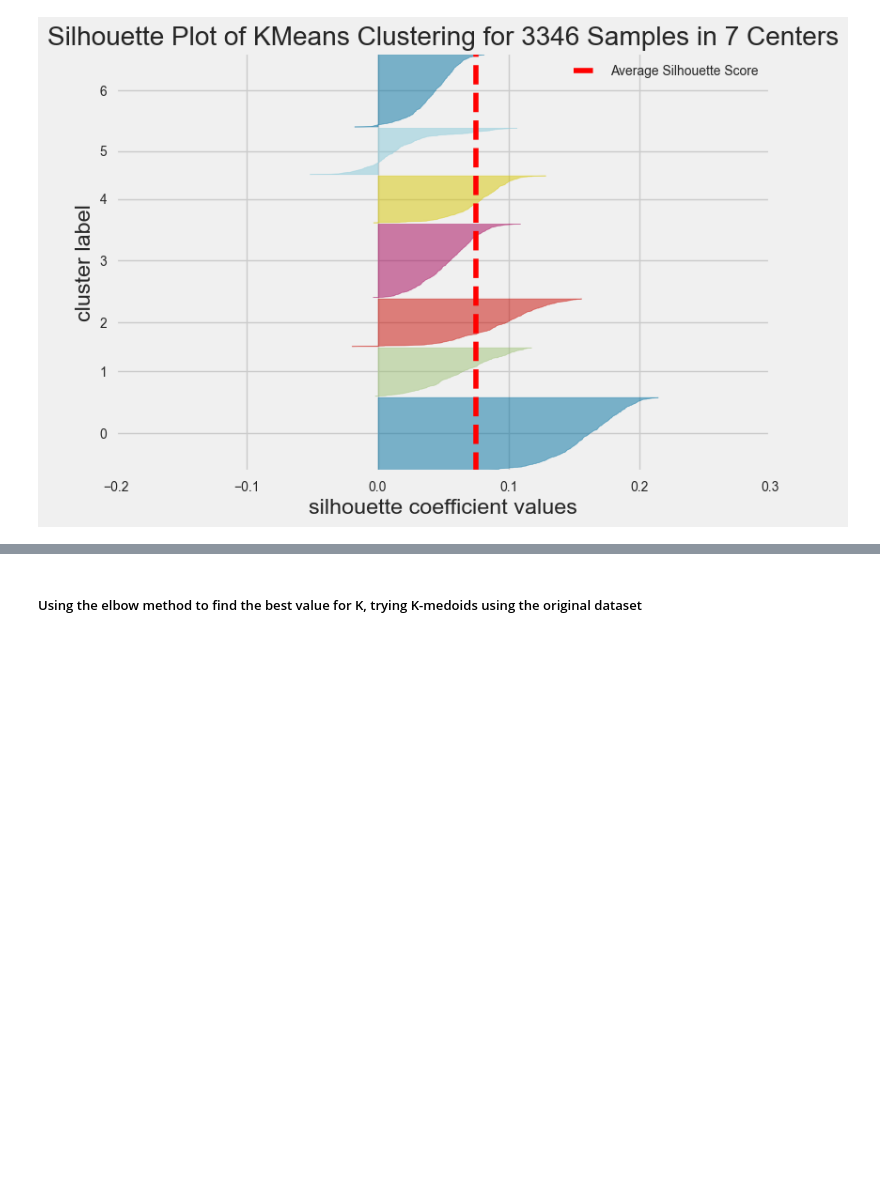
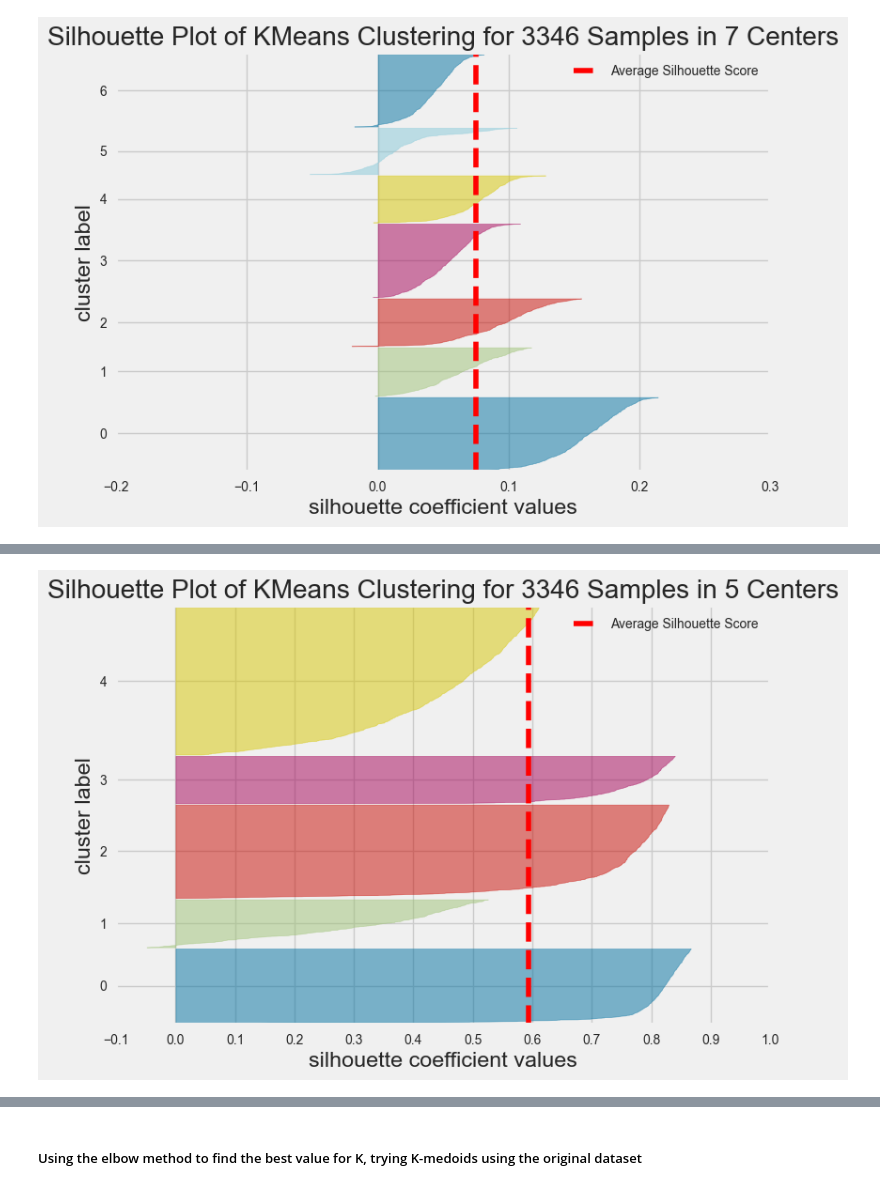
Before and after one commit to mawada-sweis/Clustering-Analysis, a Jupyter notebook: models/Center Based Clusters.ipynb, the cells around one changed output, grey strips where cells are left out. Cells and saved outputs as stored; diff of their text form; code cells hidden in the pictures; blank space fills up the shorter version.

```diff
--- a/models/Center Based Clusters.ipynb
+++ b/models/Center Based Clusters.ipynb
@@ -143,0 +102,4 @@ cbc.plot_silhoutte_k_mean(7, KMeans, data)
+# %%
+cbc.plot_silhoutte_k_mean(5, KMeans, two_components_df)
+# %% [output]
+[figure, added]
```
Also changed, not shown: parts of 28 cells of this notebook, 1 other file.
